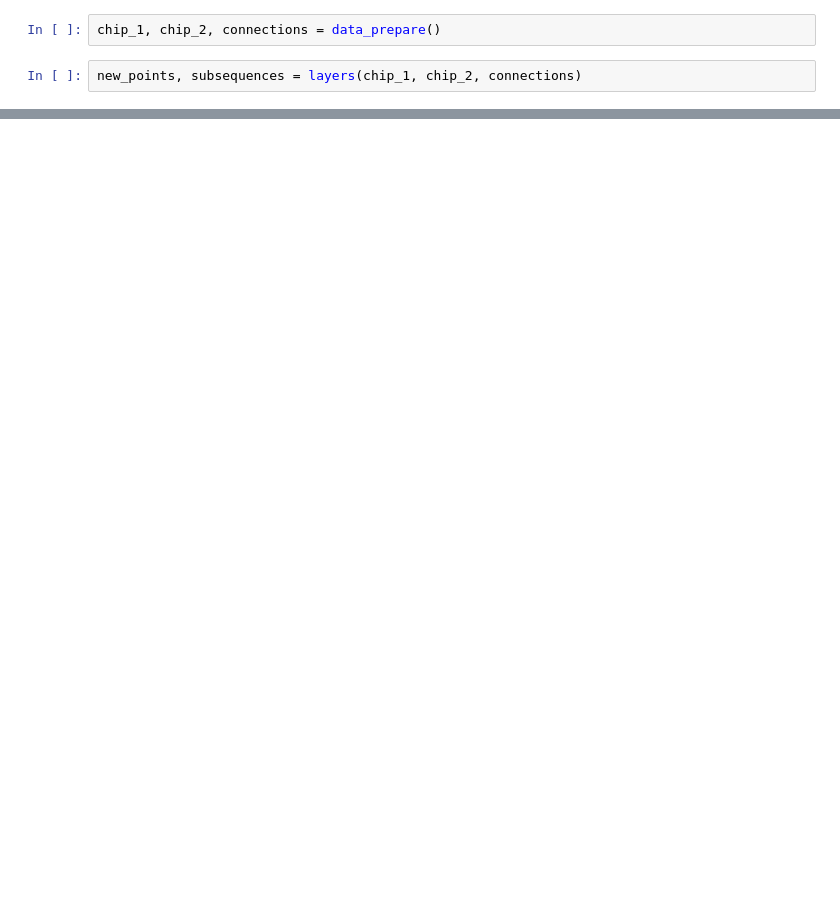
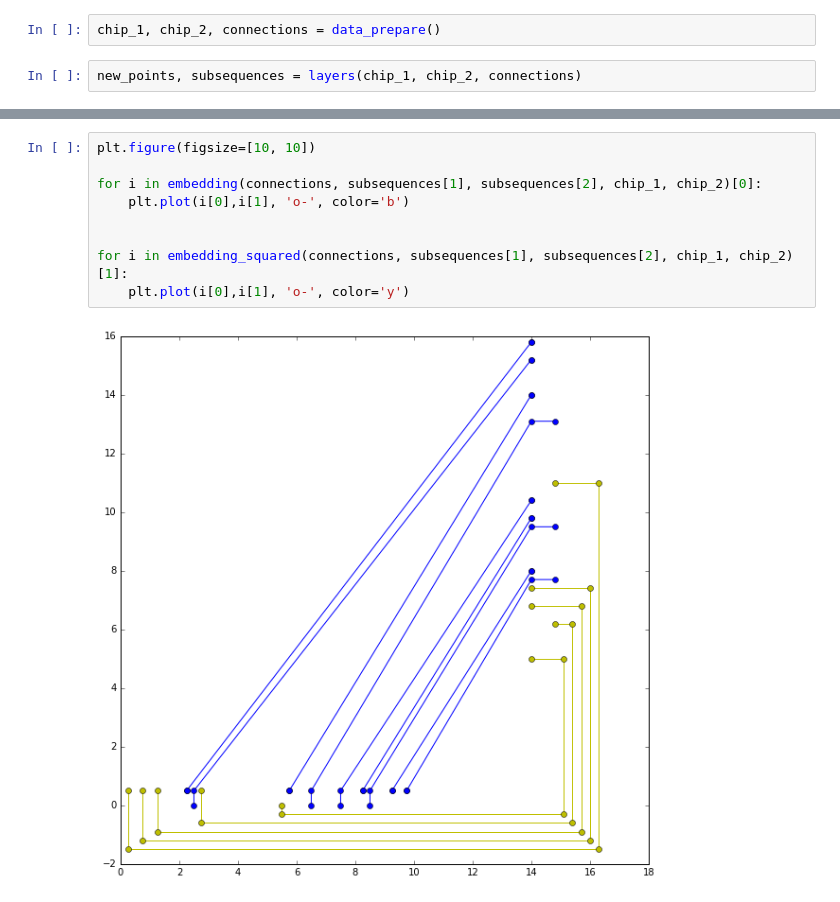
Before and after one commit to elejke/shortest_path, a Jupyter notebook: code/embedding.ipynb, the cells around one changed output, grey strips where cells are left out. Drawn from its saved outputs; the diff is of its cells as text; blank space fills up the shorter version.

```diff
--- a/code/embedding.ipynb
+++ b/code/embedding.ipynb
@@ -51,0 +24,11 @@ for i in embedding_squared(connections, subsequences[0], subsequences[1], chip_1
+# %%
+plt.figure(figsize=[10, 10])
+
+for i in embedding(connections, subsequences[1], subsequences[2], chip_1, chip_2)[0]:
+    plt.plot(i[0],i[1], 'o-', color='b')
+
+
+for i in embedding_squared(connections, subsequences[1], subsequences[2], chip_1, chip_2)[1]:
+    plt.plot(i[0],i[1], 'o-', color='y')
+# %% [output]
+[figure, added]
```
Also changed, not shown: parts of 3 cells of this notebook, 3 other files.
